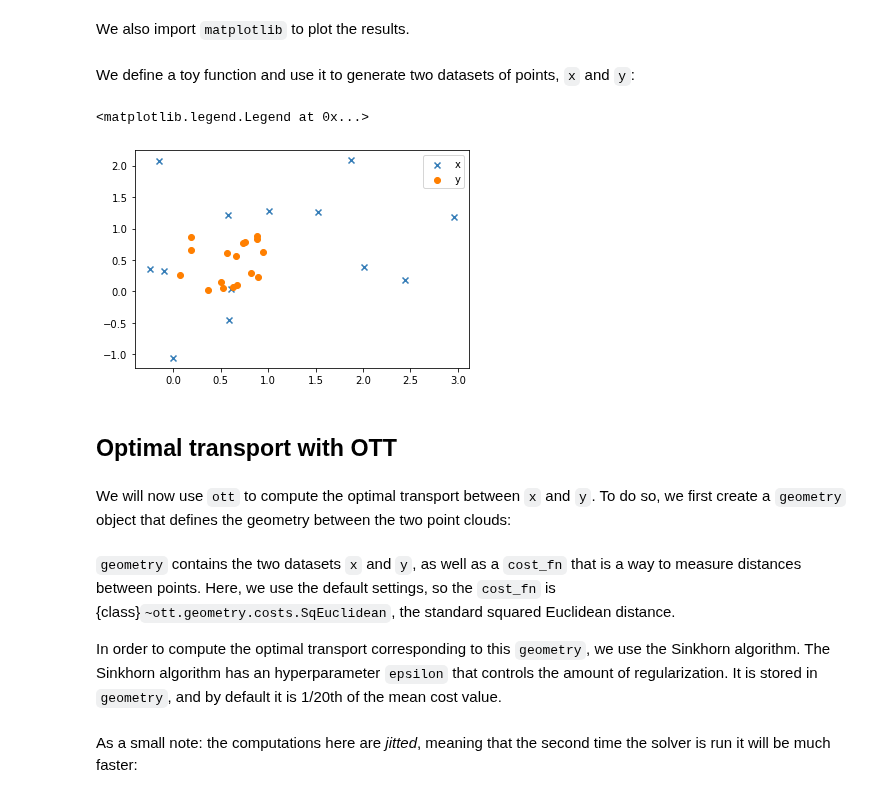
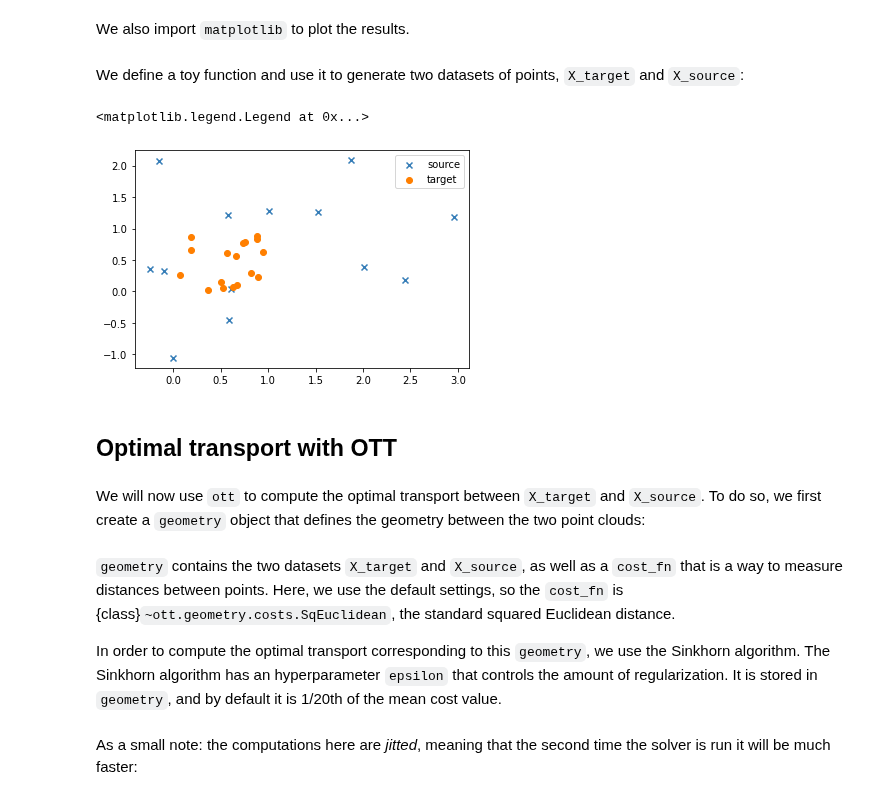
Before and after one commit to ott-jax/ott, a Jupyter notebook: docs/tutorials/notebooks/basic_ot_between_datasets.ipynb, the cells around one changed output. Saved outputs shown, nothing was run; the diff lists cells and outputs as text; code cells hidden in the pictures.

```diff
--- a/docs/tutorials/notebooks/basic_ot_between_datasets.ipynb
+++ b/docs/tutorials/notebooks/basic_ot_between_datasets.ipynb
@@ -33,29 +33,31 @@ mpl.rcParams["axes.prop_cycle"] = cycler(
     ]
 )  # colorblind friendly cycle from https://gist.github.com/thriveth/8560036
 # %% [markdown]
-We define a toy function and use it to generate two datasets of points, `x` and `y`:
+We define a toy function and use it to generate two datasets of points, `X_target` and `X_source`:
 # %%
-def create_points(rng, n_samples_x, n_samples_y, n_features):
+def create_points(rng, n_samples_source, n_samples_target, n_features):
     rngs = jax.random.split(rng, 3)
-    x = jax.random.normal(rngs[0], (n_samples_x, n_features)) + 1
-    y = jax.random.uniform(rngs[1], (n_samples_y, n_features))
-    return x, y
+    X_target = jax.random.normal(rngs[0], (n_samples_source, n_features)) + 1
+    X_source = jax.random.uniform(rngs[1], (n_samples_target, n_features))
+    return X_target, X_source
 
 
 rng = jax.random.PRNGKey(0)
-n_samples_x, n_samples_y, n_features = 13, 17, 2
-x, y = create_points(rng, n_samples_x, n_samples_y, n_features)
+n_samples_source, n_samples_target, n_features = 13, 17, 2
+X_target, X_source = create_points(
+    rng, n_samples_source, n_samples_target, n_features
+)
 
-plt.scatter(x[:, 0], x[:, 1], label="x", marker="x")
-plt.scatter(y[:, 0], y[:, 1], label="y")
+plt.scatter(X_target[:, 0], X_target[:, 1], label="source", marker="x")
+plt.scatter(X_source[:, 0], X_source[:, 1], label="target")
 plt.legend()
 # %% [output]
 <matplotlib.legend.Legend at 0x...>
-[figure, old version]
+[figure, new version]
 # %% [markdown]
 ## Optimal transport with OTT
 # %% [markdown]
-We will now use `ott` to compute the optimal transport between `x` and `y`. To do so, we first create a `geometry` object that defines the geometry between the two point clouds:
+We will now use `ott` to compute the optimal transport between `X_target` and `X_source`. To do so, we first create a `geometry` object that defines the geometry between the two point clouds:
 # %%
 from ott.geometry import pointcloud
 
@@ -63,5 +65,5 @@ geometry = pointcloud.PointCloud(x, y)
 # %% [markdown]
-`geometry` contains the two datasets `x` and `y`, as well as a `cost_fn` that is a way to measure distances between points. Here, we use the default settings, so the `cost_fn` is {class}`~ott.geometry.costs.SqEuclidean`, the standard squared Euclidean distance.
+`geometry` contains the two datasets `X_target` and `X_source`, as well as a `cost_fn` that is a way to measure distances between points. Here, we use the default settings, so the `cost_fn` is {class}`~ott.geometry.costs.SqEuclidean`, the standard squared Euclidean distance.
 
 In order to compute the optimal transport corresponding to this `geometry`, we use the Sinkhorn algorithm. The Sinkhorn algorithm has an hyperparameter `epsilon` that controls the amount of regularization. It is stored in `geometry`, and by default it is 1/20th of the mean cost value.
 # %%
```
Also changed, not shown: parts of 9 cells of this notebook.
